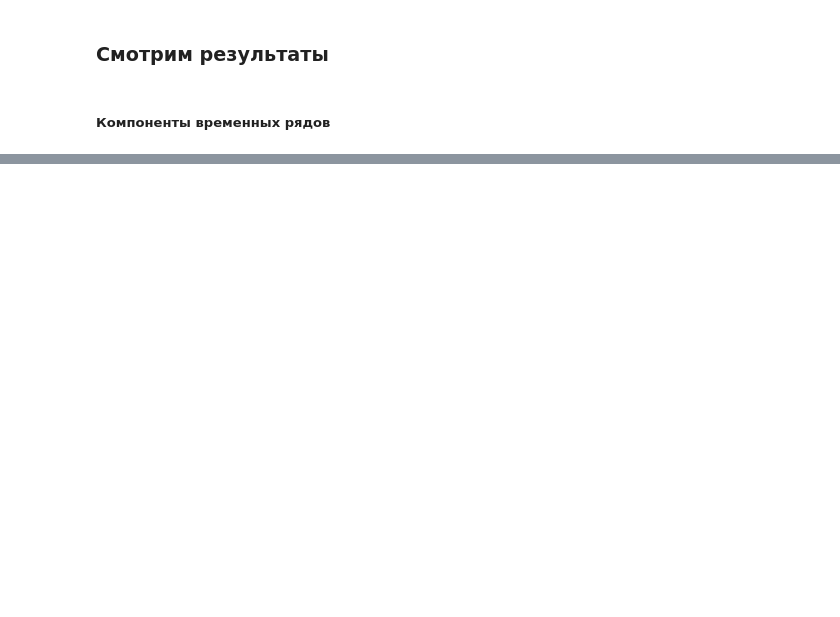
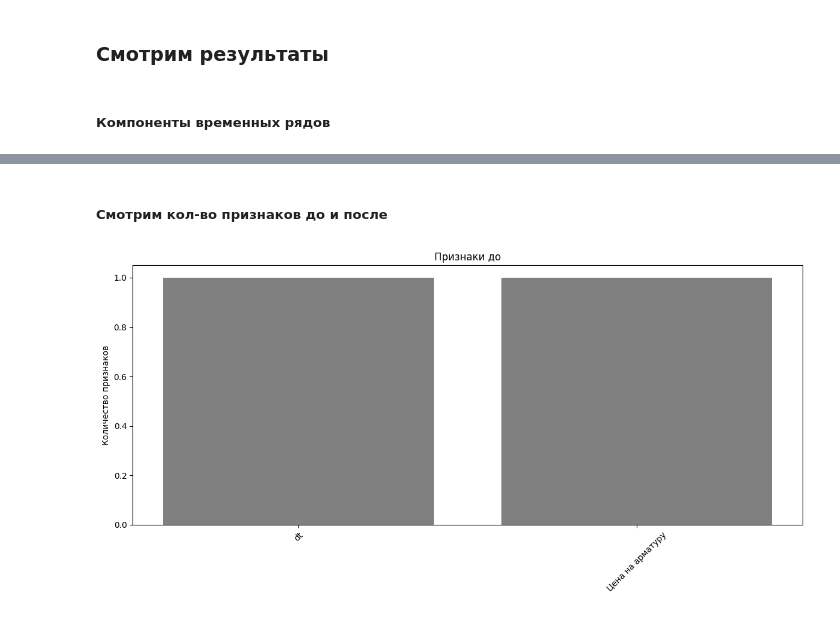
Before and after one commit to pogodaa/tretiy_intensiv, a Jupyter notebook: train.ipynb, the cells around one changed output, grey strips where cells are left out. Cells and saved outputs as stored; diff of their text form; code cells hidden in the pictures; blank space fills up the shorter version.

```diff
--- a/train.ipynb
+++ b/train.ipynb
@@ -622,0 +627,21 @@ test.to_excel('data/test_prepared.xlsx', index=False)
+# %% [markdown]
+##### Смотрим кол-во признаков до и после
+# %%
+test_data.reset_index(inplace=True)
+
+# Получение признаков
+all_test_start = test_data.columns
+
+# Подсчет количества значений для каждого дополнительного признака
+counts = [1] * len(all_test_start)
+
+# Создание столбчатой диаграммы
+plt.figure(figsize=(12, 6))
+plt.bar(all_test_start, counts, color='gray')
+plt.title('Признаки до')
+plt.ylabel('Количество признаков')
+plt.xticks(rotation=45)
+plt.tight_layout()
+plt.show()
+# %% [output]
+[figure, added]
```
Also changed, not shown: parts of 16 cells of this notebook, 5 other files.
